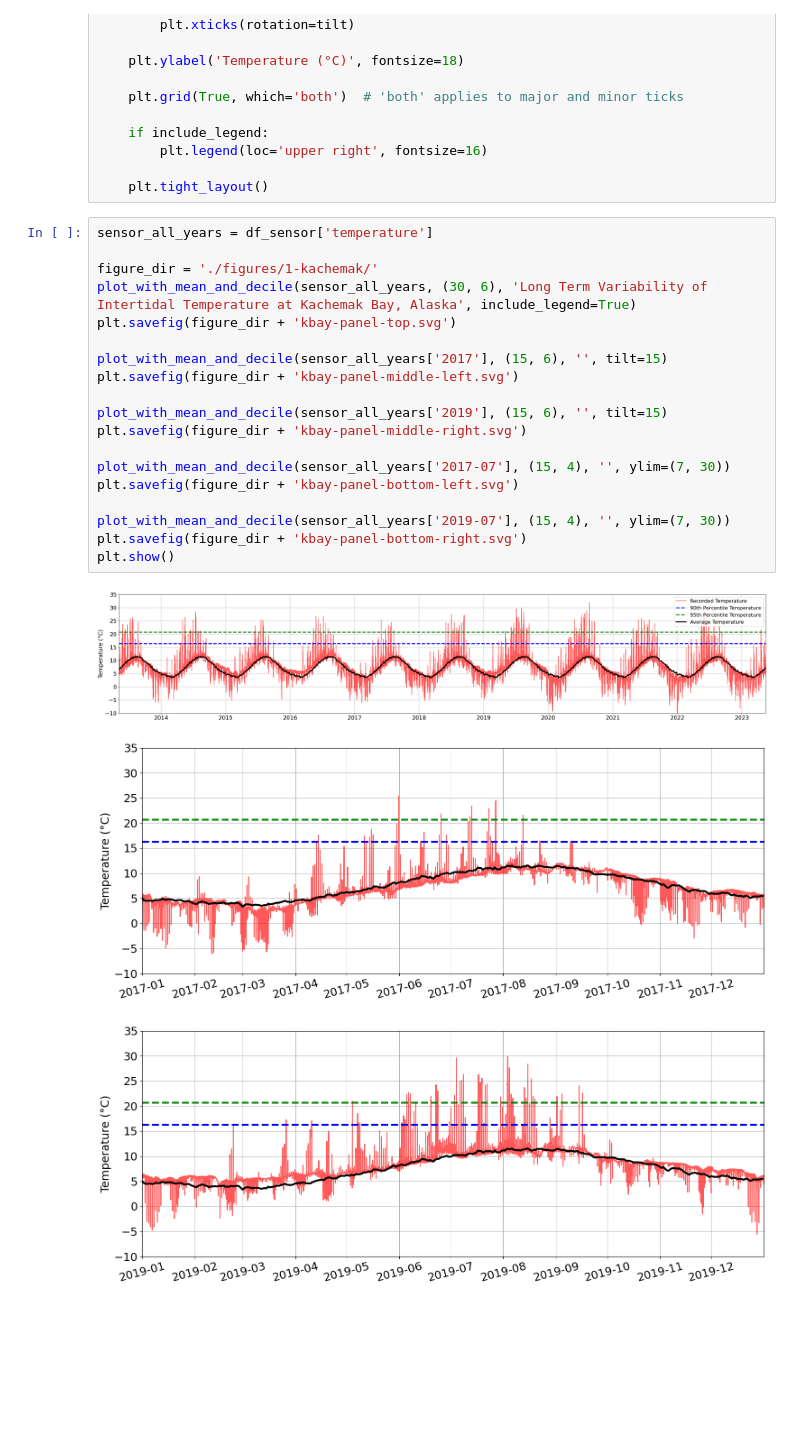
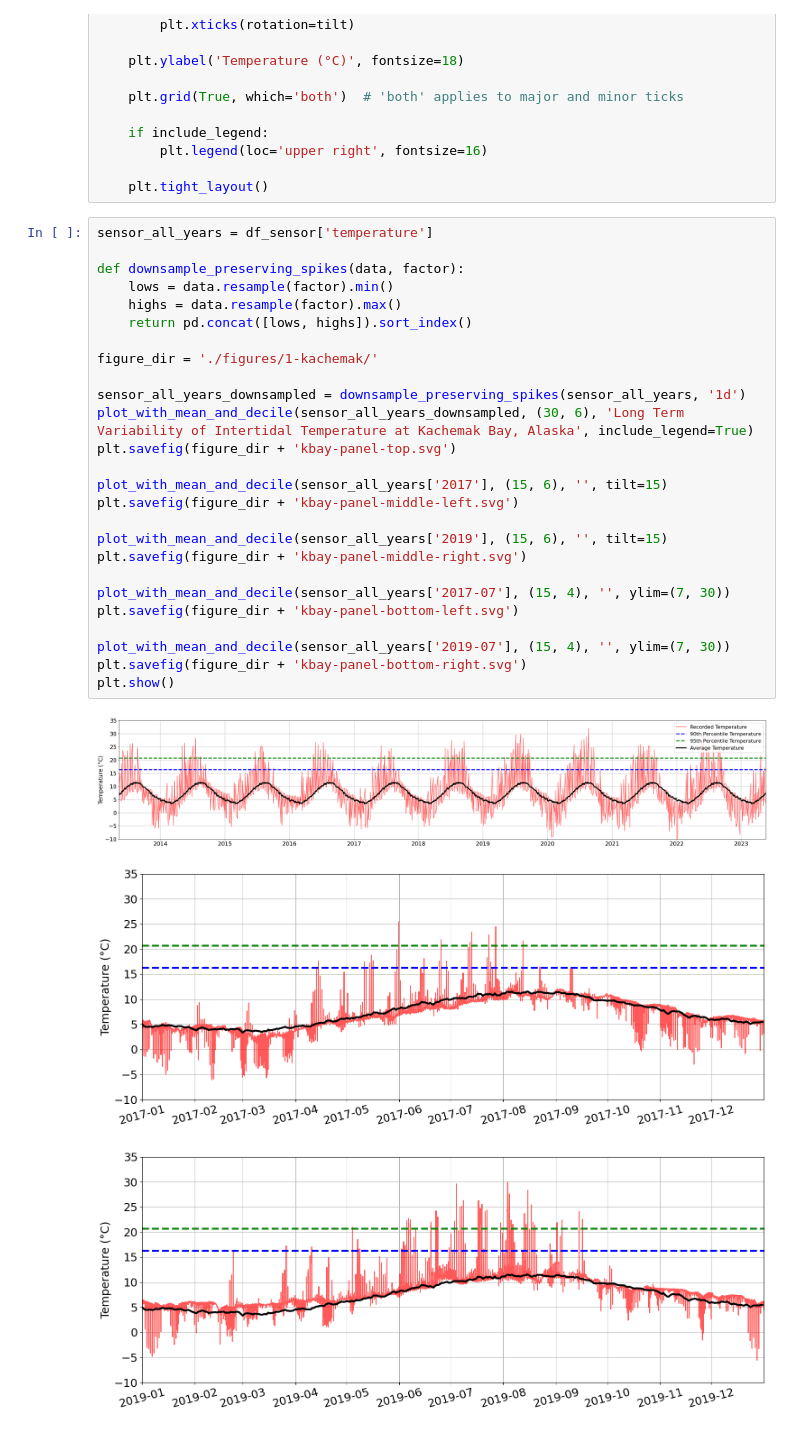
Before and after one commit to bbukaty/heat-wave-analysis, a Jupyter notebook: kachemak_temperatures_figure.ipynb, the cells around one changed output. Saved outputs shown, nothing was run; the diff lists cells and outputs as text; blank space fills up the shorter version.

Commit message:
downsample kachemak figure data

```diff
--- a/kachemak_temperatures_figure.ipynb
+++ b/kachemak_temperatures_figure.ipynb
@@ -106,24 +106,31 @@ def plot_with_mean_and_decile(data_range, size, title, ylim=(-10, 35), tilt=None
 # %%
 sensor_all_years = df_sensor['temperature']
 
+def downsample_preserving_spikes(data, factor):
+    lows = data.resample(factor).min()
+    highs = data.resample(factor).max()
+    return pd.concat([lows, highs]).sort_index()
+
 figure_dir = './figures/1-kachemak/'
-plot_with_mean_and_decile(sensor_all_years, (30, 6), 'Long Term Variability of Intertidal Temperature at Kachemak Bay, Alaska', include_legend=True)
+
+sensor_all_years_downsampled = downsample_preserving_spikes(sensor_all_years, '1d')
+plot_with_mean_and_decile(sensor_all_years_downsampled, (30, 6), 'Long Term Variability of Intertidal Temperature at Kachemak Bay, Alaska', include_legend=True)
 plt.savefig(figure_dir + 'kbay-panel-top.svg')
 
 plot_with_mean_and_decile(sensor_all_years['2017'], (15, 6), '', tilt=15)
 plt.savefig(figure_dir + 'kbay-panel-middle-left.svg')
 
 plot_with_mean_and_decile(sensor_all_years['2019'], (15, 6), '', tilt=15)
 plt.savefig(figure_dir + 'kbay-panel-middle-right.svg')
 
 plot_with_mean_and_decile(sensor_all_years['2017-07'], (15, 4), '', ylim=(7, 30))
 plt.savefig(figure_dir + 'kbay-panel-bottom-left.svg')
 
 plot_with_mean_and_decile(sensor_all_years['2019-07'], (15, 4), '', ylim=(7, 30))
 plt.savefig(figure_dir + 'kbay-panel-bottom-right.svg')
 plt.show()
 # %% [output]
-[figure, old version]
+[figure, new version]
 [figure]
 [figure]
 [figure]
```
Also changed, not shown: 5 other files.
